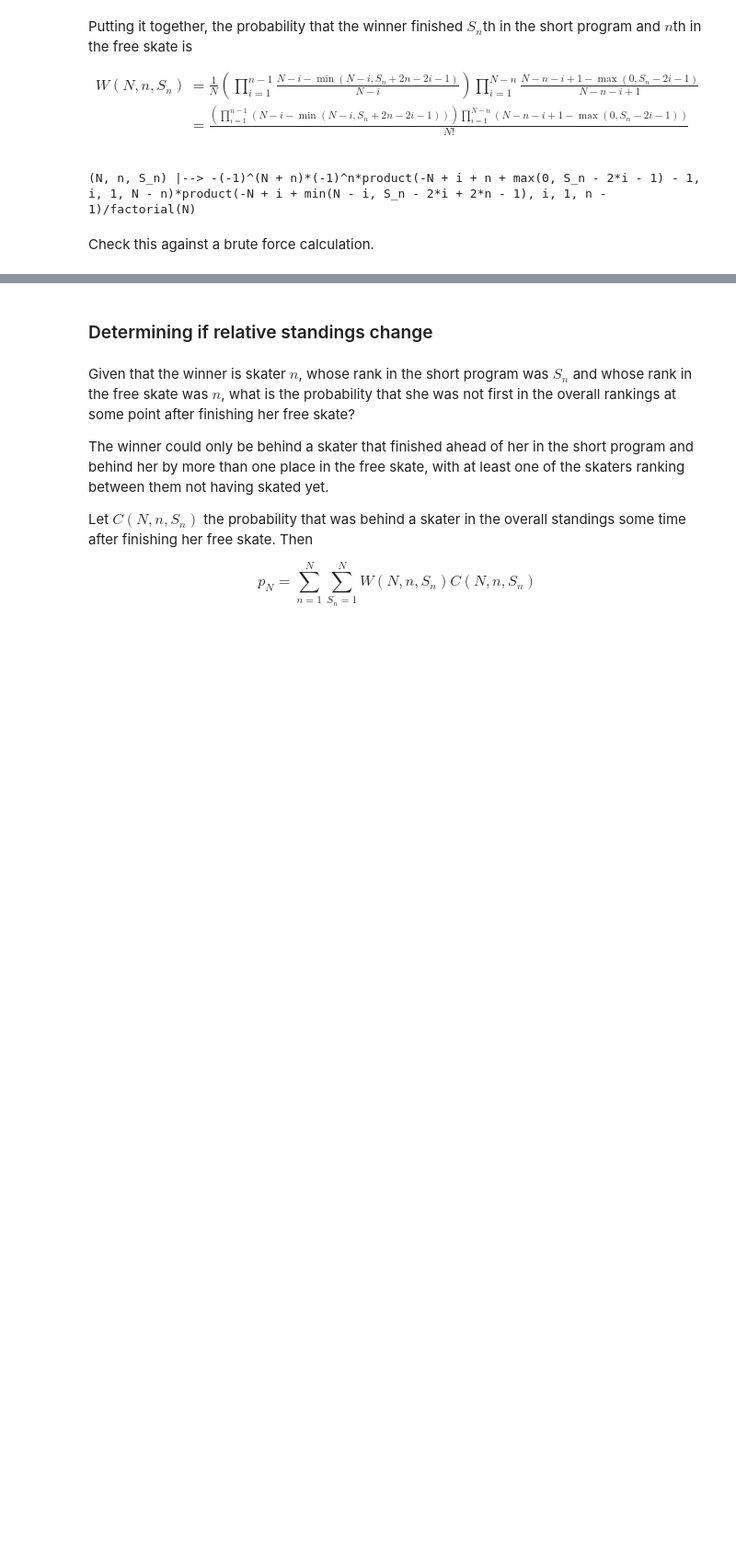
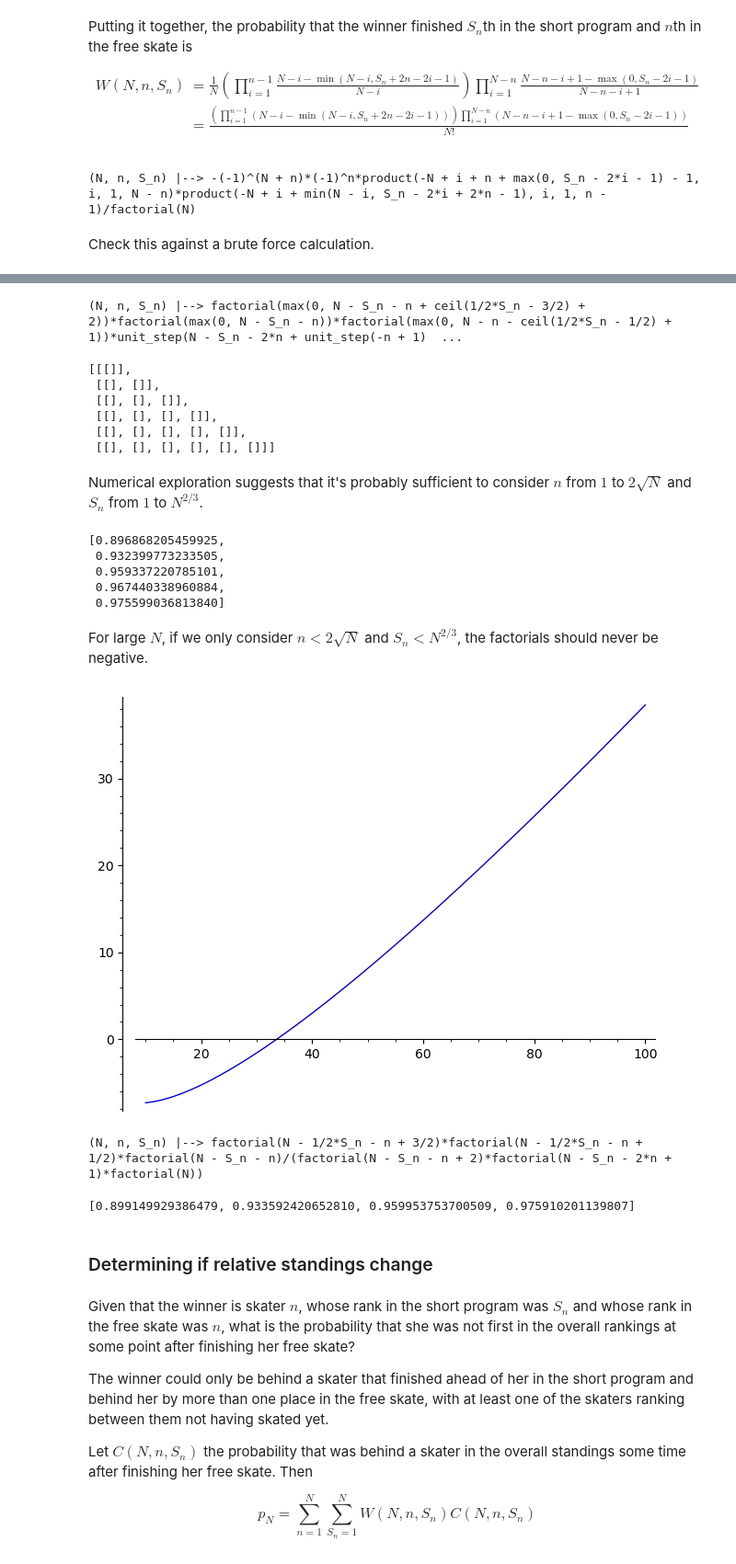
Before and after one commit to qpliu/sunday-puzzle, a Jupyter notebook: riddler/2024/20240802.ipynb, the cells around one changed output, grey strips where cells are left out. Shown at 92% size. Drawn from its saved outputs; the diff is of its cells as text; code cells hidden in the pictures; blank space fills up the shorter version.

```diff
--- a/riddler/2024/20240802.ipynb
+++ b/riddler/2024/20240802.ipynb
@@ -189,3 +210,57 @@ def W_brute_force(N,n,S_n):
+# %%
+# product(N-n-i+1-max_symbol(0,S_n-2*i-1),i,1,N-n)
+# max is 0 when S_n-2*i-1 <= 0, 2*i >= S_n-1, i >= (S_n-1)/2
+# product of N-n-i+1 for i from ceil((S_n-1)/2) to N-n
+# product from 1 to N-n+1-ceil((S_n-1)/2)
+# max is not 0 when i < (S_n-1)/2
+# product of N-n-i+1-S_n+2*i+1 = N-n-S_n+2 + i for i from 1 to ceil((S_n-3)/2)
+# product from N-n-S_n+3 to N-n-S_n+ceil((S_n-3)/2)
+W(N,n,S_n) = unit_step(N-S_n-2*n+1+unit_step(1-n))*factorial(max_symbolic(0,N-S_n-n))/factorial(max_symbolic(0,N-S_n-2*n+1)) \
+    *factorial(max_symbolic(0,N-n+1-ceil((S_n-1)/2)))*factorial(max_symbolic(0,N-n-S_n+2+ceil((S_n-3)/2)))/factorial(max_symbolic(0,N-n-S_n+2)) \
+    /factorial(N)
+W
+# %% [output]
+(N, n, S_n) |--> factorial(max(0, N - S_n - n + ceil(1/2*S_n - 3/2) + 2))*factorial(max(0, N - S_n - n))*factorial(max(0, N - n - ceil(1/2*S_n - 1/2) + 1))*unit_step(N - S_n - 2*n + unit_step(-n + 1)  ...
+# %%
+[[list(filter(lambda x: x != 0, [W(n,i,j).simplify() - W_brute_force(n,i,j) for i in [1..n]])) for j in [1..n]] for n in [1..6]]
+# %% [output]
+[[[]],
+ [[], []],
+ [[], [], []],
+ [[], [], [], []],
+ [[], [], [], [], []],
+ [[], [], [], [], [], []]]
+# %% [markdown]
+Numerical exploration suggests that it's probably sufficient to consider $n$ from $1$ to $2\sqrt{N}$ and $S_n$
+from $1$ to $N^{2/3}$.
+# %%
+[numerical_approx(sum([sum(W(N,n,S_n),S_n,1,floor(N^(2/3))) for n in [1..floor(2*sqrt(N))]])) for N in [50,100,200,300,400]]
+# %% [output]
+[0.896868205459925,
+ 0.932399773233505,
+ 0.959337220785101,
+ 0.967440338960884,
+ 0.975599036813840]
+# %% [markdown]
+For large $N$, if we only consider $n < 2\sqrt{N}$ and $S_n < N^{2/3}$, the factorials should never be negative.
+# %%
+plot([x-4*sqrt(x)-x^(2/3)],x,10,100)
+# %% [output]
+[figure, added]
+# %%
+W_approx(N,n,S_n) = factorial(N-S_n-n) \
+    /factorial(N-S_n-2*n+1) \
+    *factorial(N-n+1-(S_n-1)/2) \
+    *factorial(N-n-S_n+2+(S_n-3)/2) \
+    /factorial(N-n-S_n+2) \
+    /factorial(N)
+W_approx
+# %% [output]
+(N, n, S_n) |--> factorial(N - 1/2*S_n - n + 3/2)*factorial(N - 1/2*S_n - n + 1/2)*factorial(N - S_n - n)/(factorial(N - S_n - n + 2)*factorial(N - S_n - 2*n + 1)*factorial(N))
+# %%
+[numerical_approx(sum([sum(W_approx(N,n,S_n),S_n,1,floor(N^(2/3))) for n in [1..floor(2*sqrt(N))]])) for N in [50,100,200,400]]
+# %% [output]
+[0.899149929386479, 0.933592420652810, 0.959953753700509, 0.975910201139807]
 # %% [markdown]
 ### Determining if relative standings change
 # %% [markdown]
```
Also changed, not shown: parts of 28 cells of this notebook.
